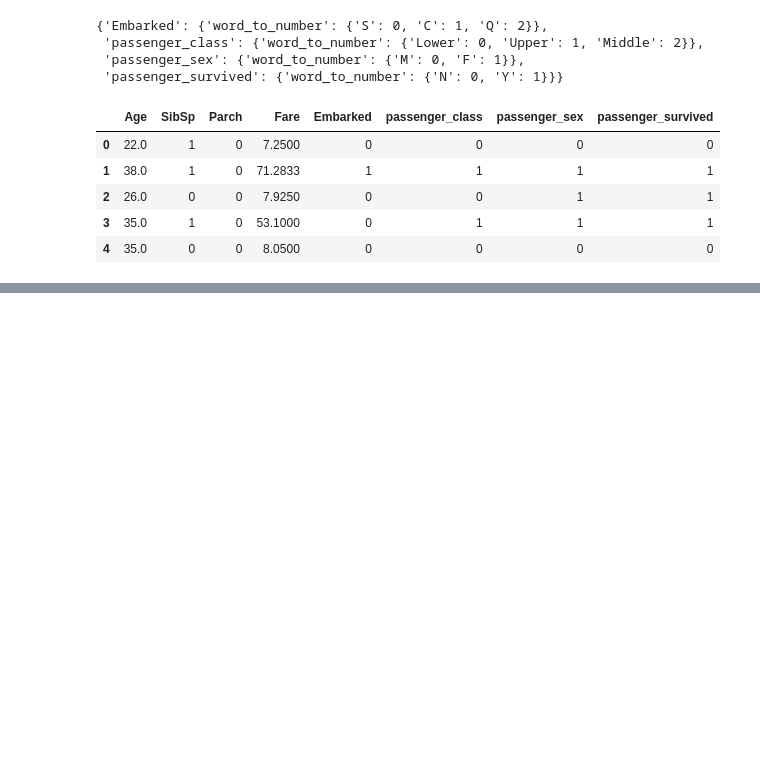
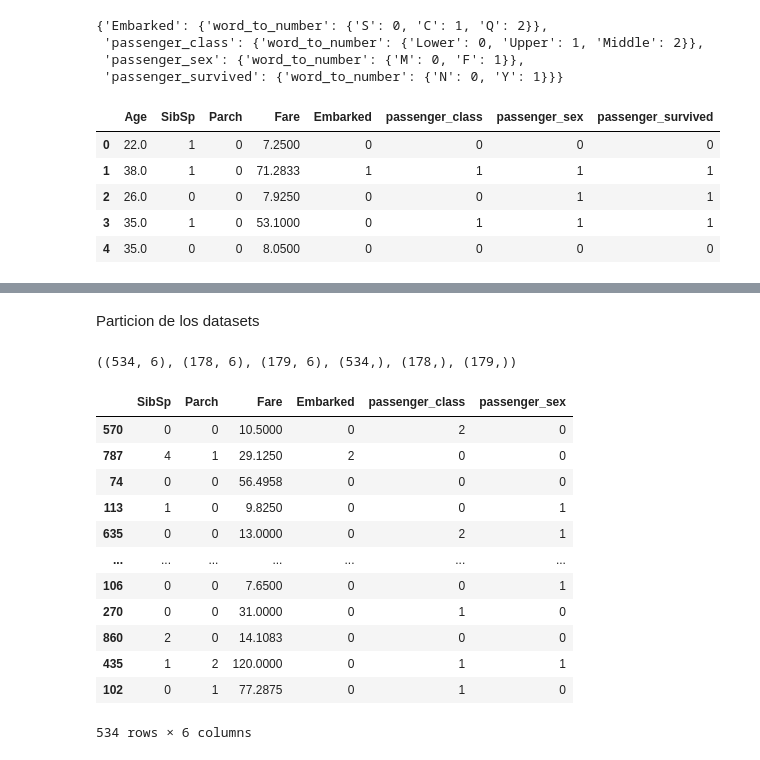
Before and after one commit to ricardojmv85/StatisticalLearning, a Jupyter notebook: proyecto/Proyecto.ipynb, the cells around one changed output, grey strips where cells are left out. Cells and saved outputs as stored; diff of their text form; code cells hidden in the pictures; blank space fills up the shorter version.

```diff
--- a/proyecto/Proyecto.ipynb
+++ b/proyecto/Proyecto.ipynb
@@ -132,0 +153,4 @@ Revision de distribucion de variables
+# %% [markdown]
+Particion de los datasets
+# %%
+X_train, X_later, y_train, y_later = train_test_split(data.iloc[:, 1:-1], data.iloc[:, -1], test_size=0.4, random_state=42)
@@ -132,0 +159,20 @@ Revision de distribucion de variables
+# %%
+X_train.shape, X_test.shape, X_validation.shape, y_train.shape, y_test.shape, y_validation.shape
+# %% [output]
+((534, 6), (178, 6), (179, 6), (534,), (178,), (179,))
+# %%
+X_train
+# %% [output]
+|  | SibSp | Parch | Fare | Embarked | passenger_class | passenger_sex |
+| 570 | 0 | 0 | 10.5000 | 0 | 2 | 0 |
+| 787 | 4 | 1 | 29.1250 | 2 | 0 | 0 |
+| 74 | 0 | 0 | 56.4958 | 0 | 0 | 0 |
+| 113 | 1 | 0 | 9.8250 | 0 | 0 | 1 |
+| 635 | 0 | 0 | 13.0000 | 0 | 2 | 1 |
+| ... | ... | ... | ... | ... | ... | ... |
+| 106 | 0 | 0 | 7.6500 | 0 | 0 | 1 |
+| 270 | 0 | 0 | 31.0000 | 0 | 1 | 0 |
+| 860 | 2 | 0 | 14.1083 | 0 | 0 | 0 |
+| 435 | 1 | 2 | 120.0000 | 0 | 1 | 1 |
+| 102 | 0 | 1 | 77.2875 | 0 | 1 | 0 |
+534 rows × 6 columns
```
Also changed, not shown: parts of 11 cells of this notebook, 1 other file.
